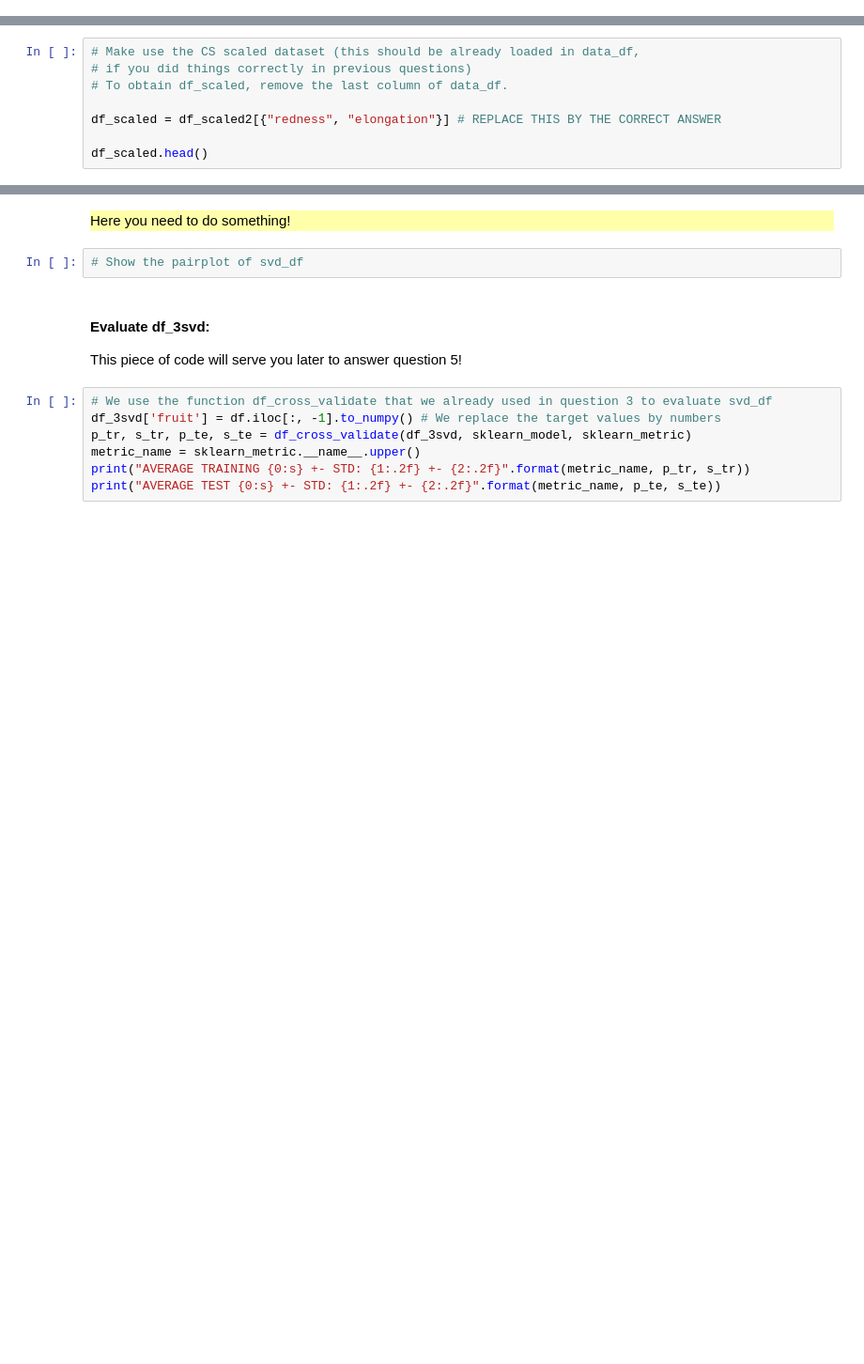
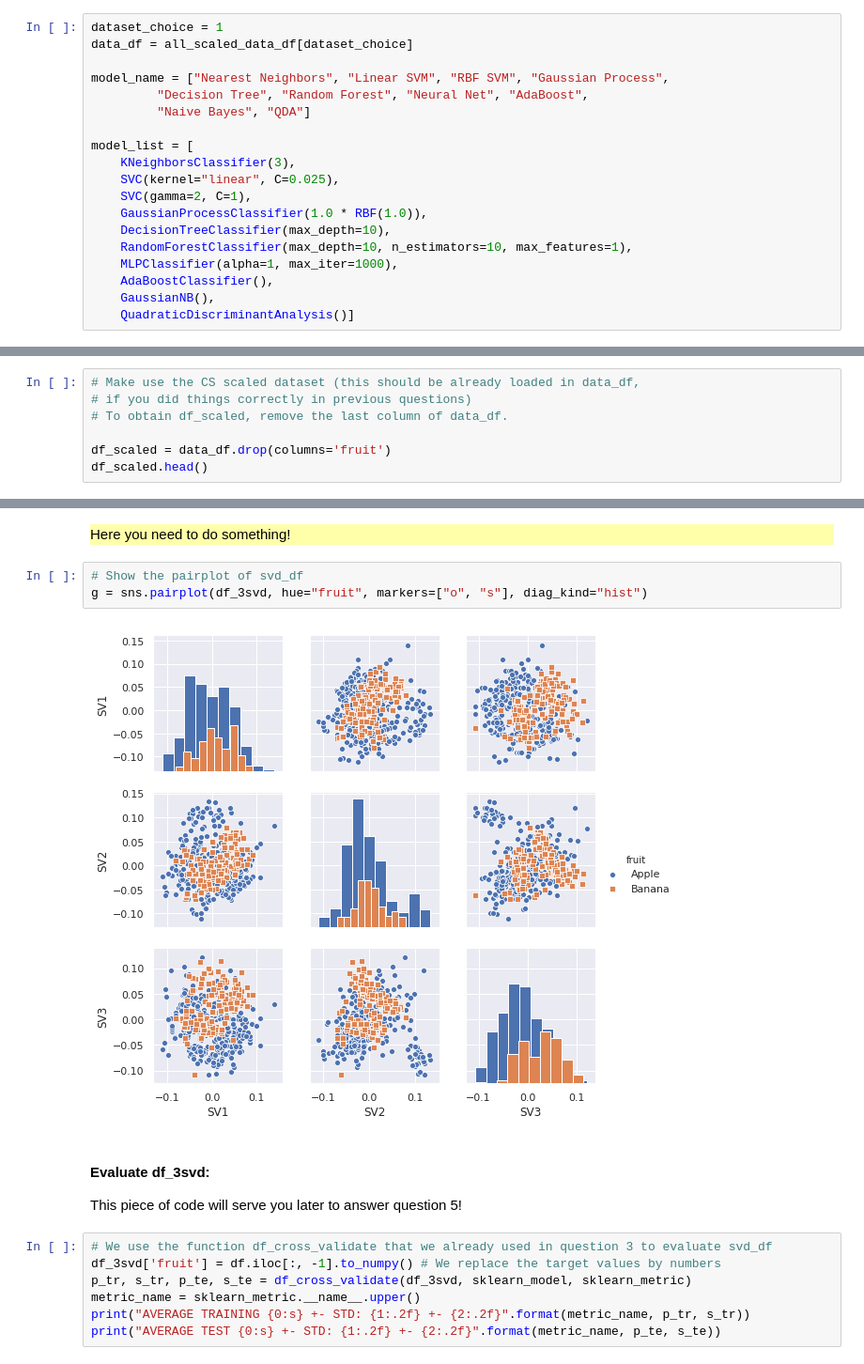
Before and after one commit to jf-pnj/info232, a Jupyter notebook: TP2/TP2.ipynb, the cells around one changed output, grey strips where cells are left out. Shown at 94% size. Drawn from its saved outputs; the diff is of its cells as text; blank space fills up the shorter version.

```diff
--- a/TP2/TP2.ipynb
+++ b/TP2/TP2.ipynb
@@ -394,3 +448,22 @@ print(data_df.shape)
+# %%
+dataset_choice = 1
+data_df = all_scaled_data_df[dataset_choice]
+
+model_name = ["Nearest Neighbors", "Linear SVM", "RBF SVM", "Gaussian Process",
+         "Decision Tree", "Random Forest", "Neural Net", "AdaBoost",
+         "Naive Bayes", "QDA"]
+
+model_list = [
+    KNeighborsClassifier(3),
+    SVC(kernel="linear", C=0.025),
+    SVC(gamma=2, C=1),
+    GaussianProcessClassifier(1.0 * RBF(1.0)),
+    DecisionTreeClassifier(max_depth=10),
+    RandomForestClassifier(max_depth=10, n_estimators=10, max_features=1),
+    MLPClassifier(alpha=1, max_iter=1000),
+    AdaBoostClassifier(),
+    GaussianNB(),
+    QuadraticDiscriminantAnalysis()]
 # %% [markdown]
 #### Classifier comparison
 We import a bunch of classifiers, inspired
@@ -570,6 +725,5 @@ Then the question to answer will be to compute the performances obtained with th
 # if you did things correctly in previous questions)
 # To obtain df_scaled, remove the last column of data_df.
 
-df_scaled = df_scaled2[{"redness", "elongation"}] # REPLACE THIS BY THE CORRECT ANSWER
-
+df_scaled = data_df.drop(columns='fruit')
 df_scaled.head()
@@ -609,6 +787,9 @@ df_3svd.head()
 </div>
 # %%
 # Show the pairplot of svd_df
+g = sns.pairplot(df_3svd, hue="fruit", markers=["o", "s"], diag_kind="hist")
+# %% [output]
+[figure, added]
 # %% [markdown]
 #### Evaluate df_3svd:
 This piece of code will serve you later to answer question 5!
```
Also changed, not shown: parts of 41 cells of this notebook.
